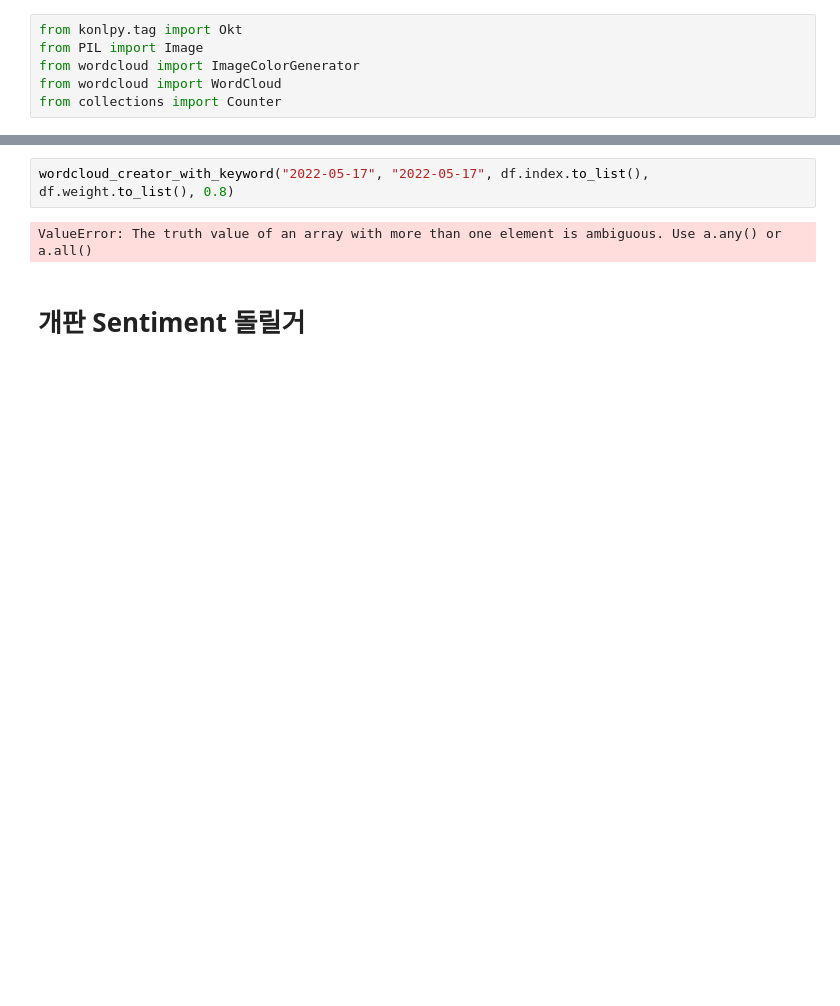
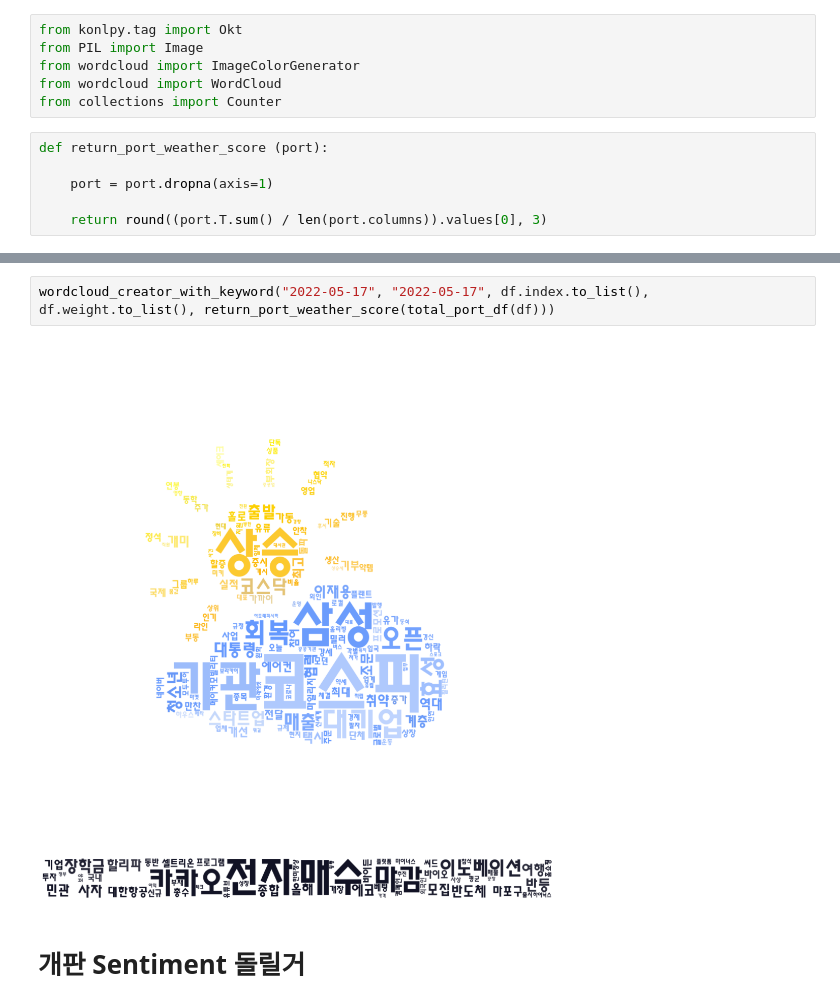
Before and after one commit to MalrangQuant/Unstructrued_data_TP, a Jupyter notebook: Final Organization/Final_Organization_module_put_together.ipynb, the cells around one changed output, grey strips where cells are left out. Cells and saved outputs as stored; diff of their text form; blank space fills up the shorter version.

```diff
--- a/Final Organization/Final_Organization_module_put_together.ipynb
+++ b/Final Organization/Final_Organization_module_put_together.ipynb
@@ -1533,3 +1692,9 @@ from PIL import Image
 from wordcloud import ImageColorGenerator
 from wordcloud import WordCloud
 from collections import Counter
+# %%
+def return_port_weather_score (port):
+
+    port = port.dropna(axis=1)
+
+    return round((port.T.sum() / len(port.columns)).values[0], 3)
@@ -1641,7 +1802,7 @@ df.weight.to_list()
 # %%
-wordcloud_creator_with_keyword("2022-05-17", "2022-05-17", df.index.to_list(), df.weight.to_list(), 0.8)
+wordcloud_creator_with_keyword("2022-05-17", "2022-05-17", df.index.to_list(), df.weight.to_list(), return_port_weather_score(total_port_df(df)))
 # %% [output]
-ValueError: The truth value of an array with more than one element is ambiguous. Use a.any() or a.all()
+[figure, added]
 # %% [markdown]
 # 개판 Sentiment 돌릴거
 # %%
```
Also changed, not shown: parts of 32 cells of this notebook, 10 other files.
